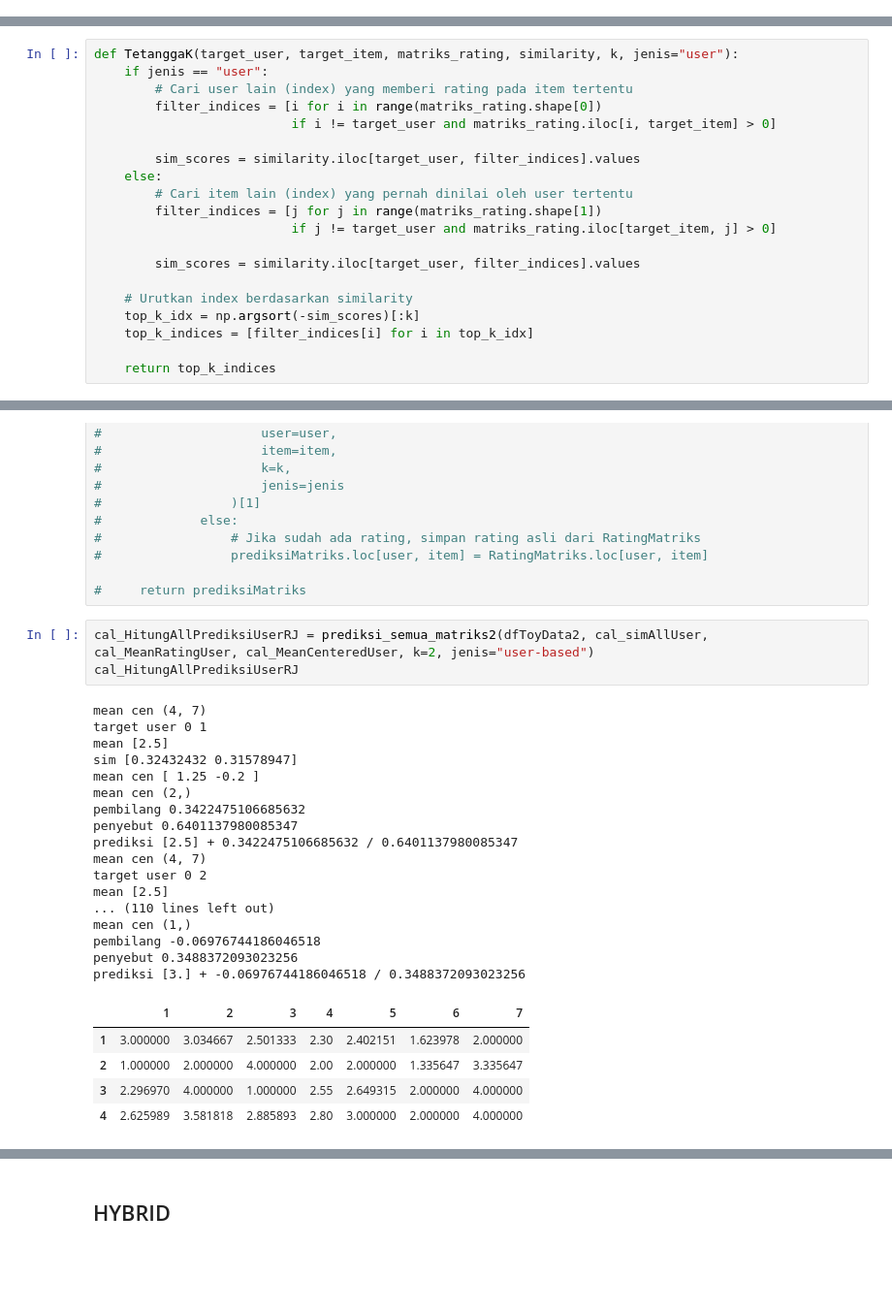
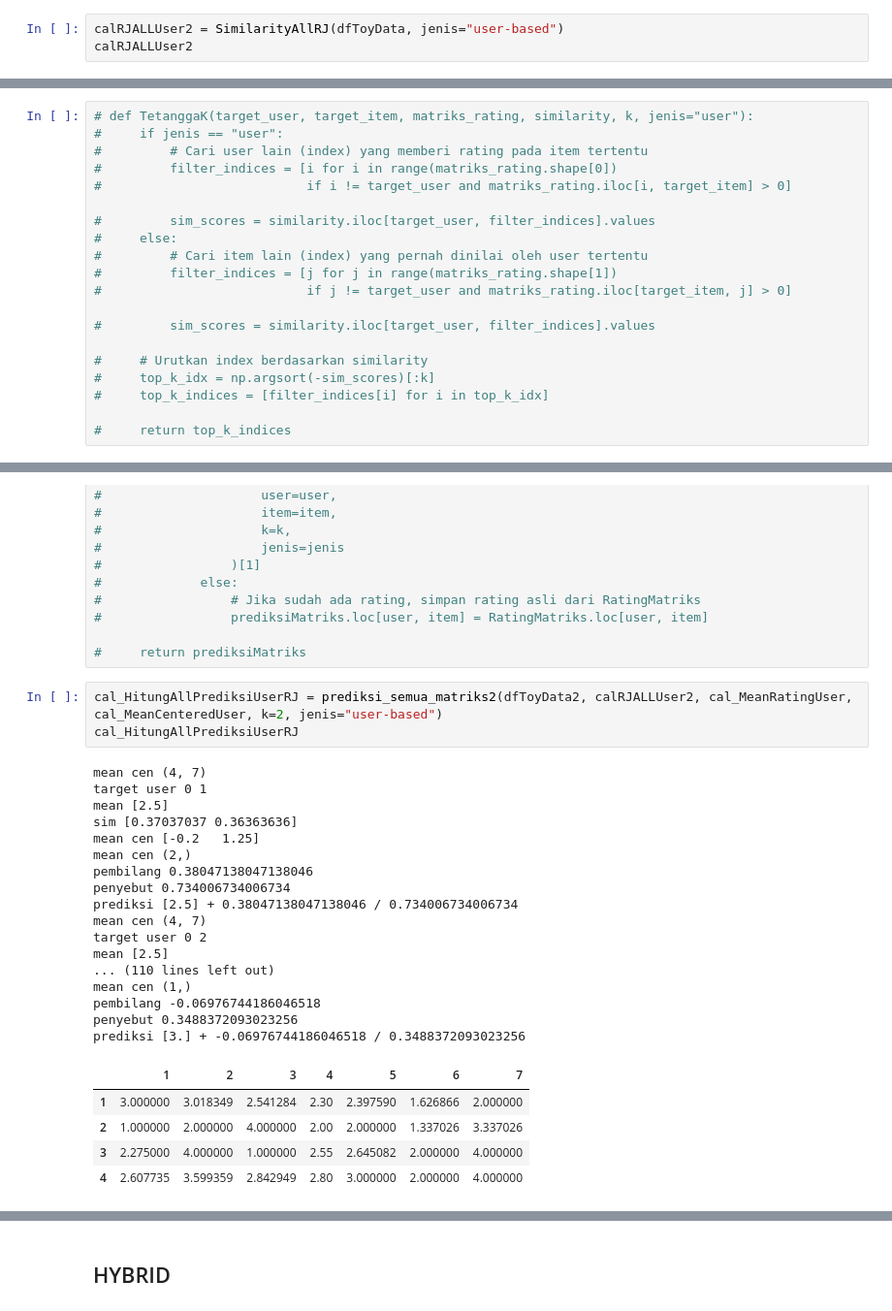
Before and after one commit to alfiiinur/setBasedImplentasi, a Jupyter notebook: relevantJaccard.ipynb, the cells around one changed output, grey strips where cells are left out. Shown at 97% size. Drawn from its saved outputs; the diff is of its cells as text; blank space fills up the shorter version.

```diff
--- a/relevantJaccard.ipynb
+++ b/relevantJaccard.ipynb
@@ -260,0 +266,3 @@ cal_simAllItem
+# %%
+calRJALLUser2 = SimilarityAllRJ(dfToyData, jenis="user-based")
+calRJALLUser2
@@ -278,23 +321,23 @@ def TopKTetangga(similarity, k):
 # %%
-def TetanggaK(target_user, target_item, matriks_rating, similarity, k, jenis="user"):
-    if jenis == "user":
-        # Cari user lain (index) yang memberi rating pada item tertentu
-        filter_indices = [i for i in range(matriks_rating.shape[0])
-                          if i != target_user and matriks_rating.iloc[i, target_item] > 0]
+# def TetanggaK(target_user, target_item, matriks_rating, similarity, k, jenis="user"):
+#     if jenis == "user":
+#         # Cari user lain (index) yang memberi rating pada item tertentu
+#         filter_indices = [i for i in range(matriks_rating.shape[0])
+#                           if i != target_user and matriks_rating.iloc[i, target_item] > 0]
 
-        sim_scores = similarity.iloc[target_user, filter_indices].values
-    else:
-        # Cari item lain (index) yang pernah dinilai oleh user tertentu
-        filter_indices = [j for j in range(matriks_rating.shape[1])
-                          if j != target_user and matriks_rating.iloc[target_item, j] > 0]
+#         sim_scores = similarity.iloc[target_user, filter_indices].values
+#     else:
+#         # Cari item lain (index) yang pernah dinilai oleh user tertentu
+#         filter_indices = [j for j in range(matriks_rating.shape[1])
+#                           if j != target_user and matriks_rating.iloc[target_item, j] > 0]
 
-        sim_scores = similarity.iloc[target_user, filter_indices].values
+#         sim_scores = similarity.iloc[target_user, filter_indices].values
 
-    # Urutkan index berdasarkan similarity
-    top_k_idx = np.argsort(-sim_scores)[:k]
-    top_k_indices = [filter_indices[i] for i in top_k_idx]
+#     # Urutkan index berdasarkan similarity
+#     top_k_idx = np.argsort(-sim_scores)[:k]
+#     top_k_indices = [filter_indices[i] for i in top_k_idx]
 
-    return top_k_indices
+#     return top_k_indices
 # %% [markdown]
 ## yang digunakan
 # %%
@@ -535,29 +596,29 @@ def prediksi_semua_matriks2(RatingMatriks, similarityFunction, mean, meanCen, k=
 
 #     return prediksiMatriks
 # %%
-cal_HitungAllPrediksiUserRJ = prediksi_semua_matriks2(dfToyData2, cal_simAllUser, cal_MeanRatingUser, cal_MeanCenteredUser, k=2, jenis="user-based")
+cal_HitungAllPrediksiUserRJ = prediksi_semua_matriks2(dfToyData2, calRJALLUser2, cal_MeanRatingUser, cal_MeanCenteredUser, k=2, jenis="user-based")
 cal_HitungAllPrediksiUserRJ
 # %% [output]
 mean cen (4, 7)
 target user 0 1
 mean [2.5]
-sim [0.32432432 0.31578947]
-mean cen [ 1.25 -0.2 ]
+sim [0.37037037 0.36363636]
+mean cen [-0.2   1.25]
 mean cen (2,)
-pembilang 0.3422475106685632
-penyebut 0.6401137980085347
-prediksi [2.5] + 0.3422475106685632 / 0.6401137980085347
+pembilang 0.38047138047138046
+penyebut 0.734006734006734
+prediksi [2.5] + 0.38047138047138046 / 0.734006734006734
 mean cen (4, 7)
 target user 0 2
 mean [2.5]
 ... (110 lines left out)
 mean cen (1,)
 pembilang -0.06976744186046518
 penyebut 0.3488372093023256
 prediksi [3.] + -0.06976744186046518 / 0.3488372093023256
 |  | 1 | 2 | 3 | 4 | 5 | 6 | 7 |
-| 1 | 3.000000 | 3.034667 | 2.501333 | 2.30 | 2.402151 | 1.623978 | 2.000000 |
-| 2 | 1.000000 | 2.000000 | 4.000000 | 2.00 | 2.000000 | 1.335647 | 3.335647 |
-| 3 | 2.296970 | 4.000000 | 1.000000 | 2.55 | 2.649315 | 2.000000 | 4.000000 |
-| 4 | 2.625989 | 3.581818 | 2.885893 | 2.80 | 3.000000 | 2.000000 | 4.000000 |
+| 1 | 3.000000 | 3.018349 | 2.541284 | 2.30 | 2.397590 | 1.626866 | 2.000000 |
+| 2 | 1.000000 | 2.000000 | 4.000000 | 2.00 | 2.000000 | 1.337026 | 3.337026 |
+| 3 | 2.275000 | 4.000000 | 1.000000 | 2.55 | 2.645082 | 2.000000 | 4.000000 |
+| 4 | 2.607735 | 3.599359 | 2.842949 | 2.80 | 3.000000 | 2.000000 | 4.000000 |
 # %%
```
Also changed, not shown: parts of 19 cells of this notebook, 6 other files.
